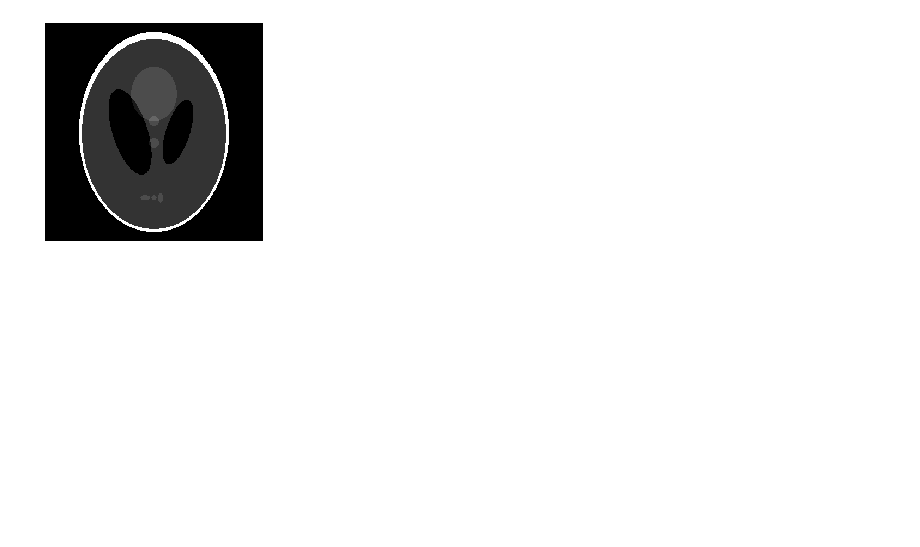
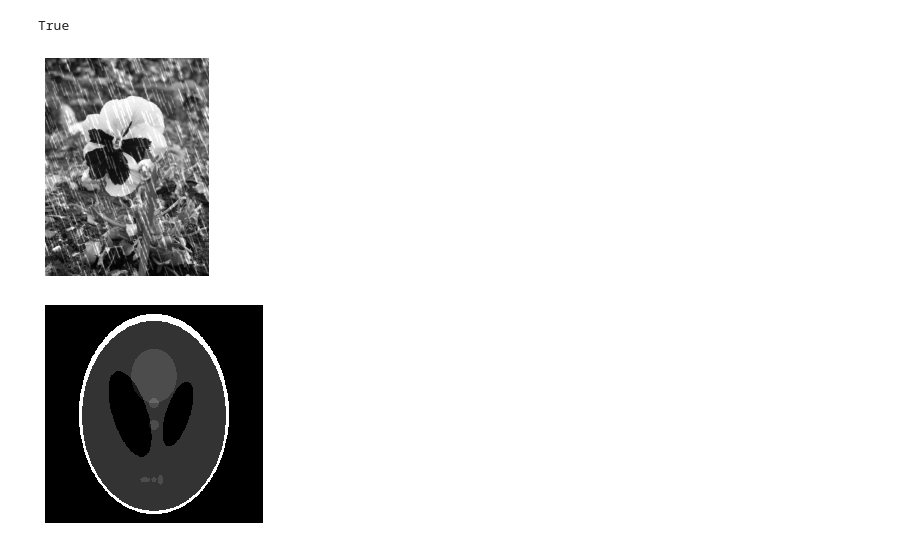
Before and after one commit to Masterpiece-Image/Transformers-Train, a Jupyter notebook: RainGen.ipynb, the cells around one changed output. Cells and saved outputs as stored; diff of their text form; code cells hidden in the pictures; blank space fills up the shorter version.

```diff
--- a/RainGen.ipynb
+++ b/RainGen.ipynb
@@ -134,3 +173,12 @@ print(np.max(img_bruitee))
+# %%
+img_bruitee = pluie_sel(img,SNR)
+
+plt.imshow(img_bruitee, cmap='gray')
+plt.axis('off')
+cv2.imwrite('img_bruitee3.jpg', img_bruitee)
+# %% [output]
+True
+[figure, added]
 # %%
 plt.imshow(img,cmap='gray',interpolation='nearest')
 plt.axis('off')
```
Also changed, not shown: parts of 3 cells of this notebook.
